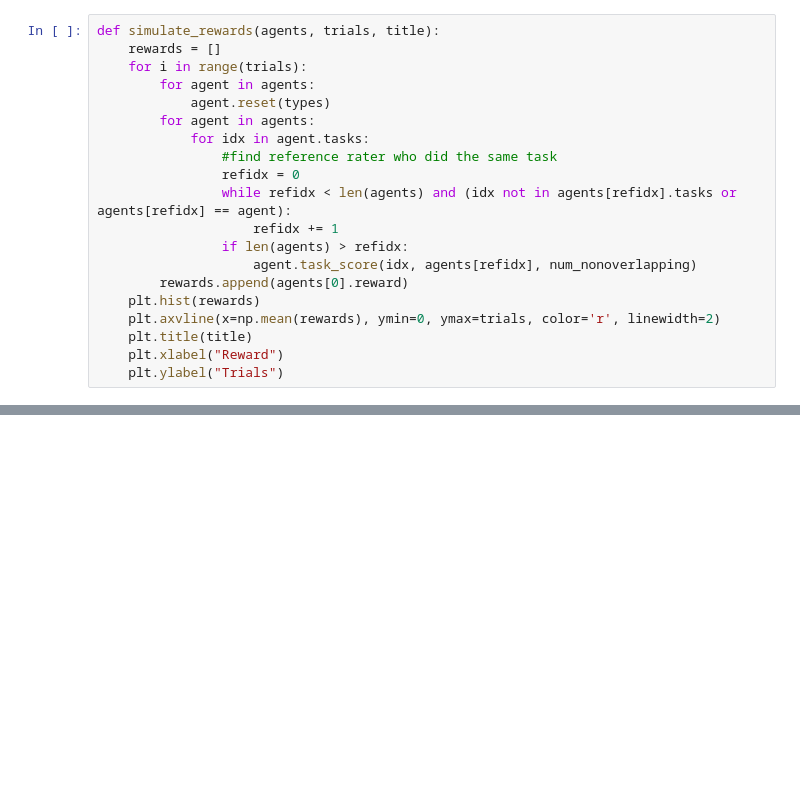
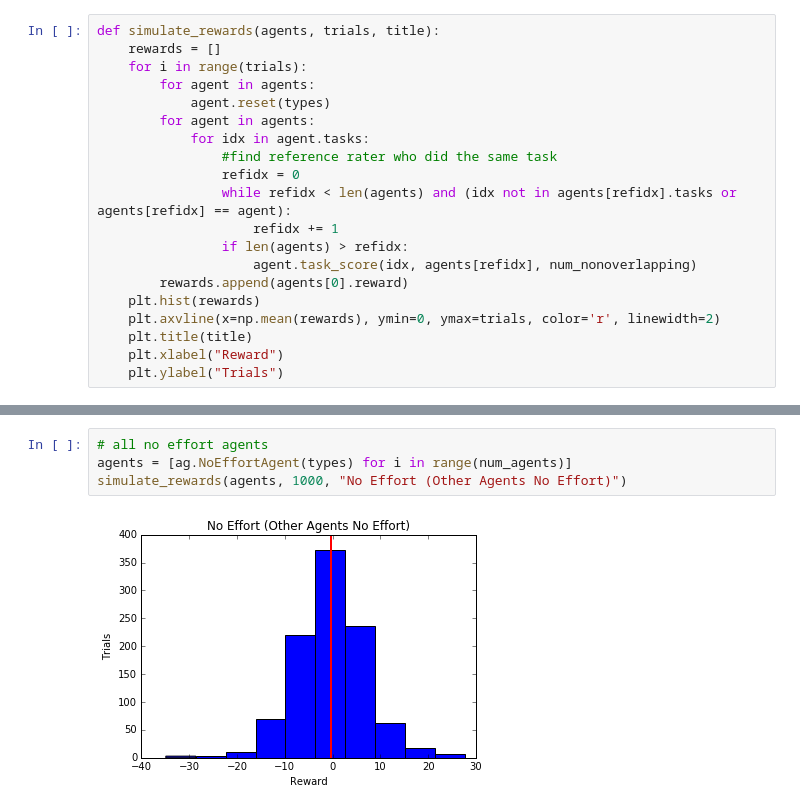
Before and after one commit to chuckyouliu/Crowdsourced-Elicitation, a Jupyter notebook: CrowdSourcedTesting.ipynb, the cells around one changed output, grey strips where cells are left out. Cells and saved outputs as stored; diff of their text form; blank space fills up the shorter version.

```diff
--- a/CrowdSourcedTesting.ipynb
+++ b/CrowdSourcedTesting.ipynb
@@ -42,0 +55,6 @@ simulate_rewards(agents, 1000, "Full Effort Always False (Other Agents Full Effo
+# %%
+# all no effort agents
+agents = [ag.NoEffortAgent(types) for i in range(num_agents)]
+simulate_rewards(agents, 1000, "No Effort (Other Agents No Effort)")
+# %% [output]
+[figure, added]
```
Also changed, not shown: parts of 4 cells of this notebook, 1 other file.
